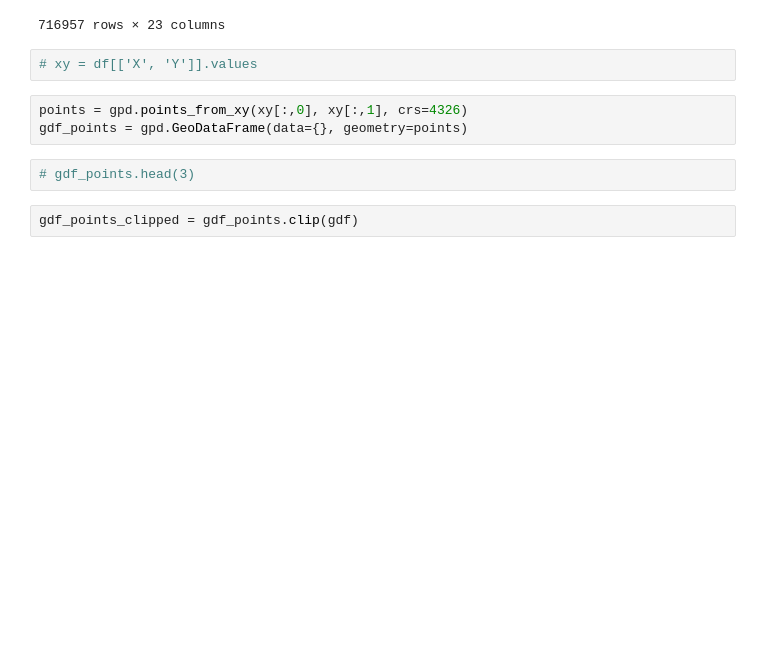
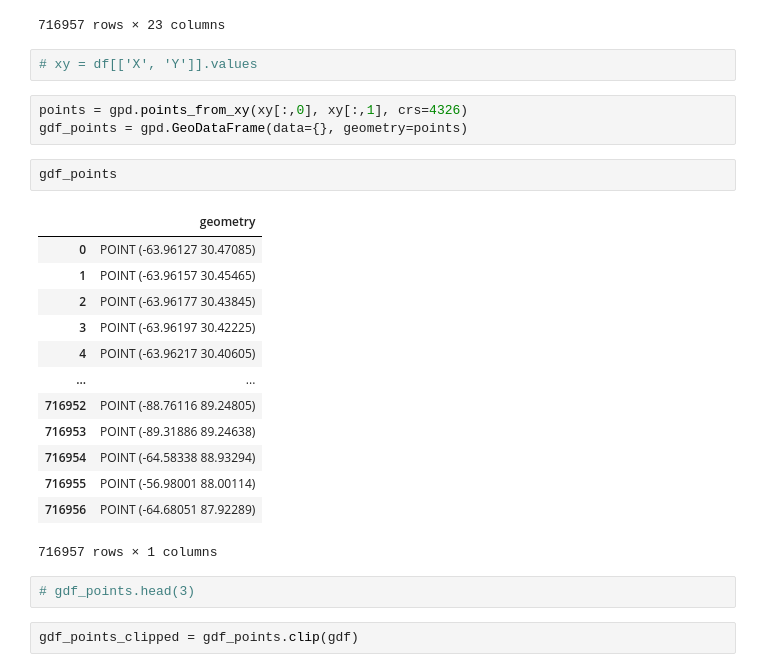
Before and after one commit to ginabilic/geol_4330_canada_wide_gravity, a Jupyter notebook: notebooks/load_gravity_data.ipynb, the cells around one changed output. Saved outputs shown, nothing was run; the diff lists cells and outputs as text; blank space fills up the shorter version.

```diff
--- a/notebooks/load_gravity_data.ipynb
+++ b/notebooks/load_gravity_data.ipynb
@@ -197,6 +200,22 @@ df
 # %%
 points = gpd.points_from_xy(xy[:,0], xy[:,1], crs=4326)
 gdf_points = gpd.GeoDataFrame(data={}, geometry=points)
+# %%
+gdf_points
+# %% [output]
+|  | geometry |
+| 0 | POINT (-63.96127 30.47085) |
+| 1 | POINT (-63.96157 30.45465) |
+| 2 | POINT (-63.96177 30.43845) |
+| 3 | POINT (-63.96197 30.42225) |
+| 4 | POINT (-63.96217 30.40605) |
+| ... | ... |
+| 716952 | POINT (-88.76116 89.24805) |
+| 716953 | POINT (-89.31886 89.24638) |
+| 716954 | POINT (-64.58338 88.93294) |
+| 716955 | POINT (-56.98001 88.00114) |
+| 716956 | POINT (-64.68051 87.92289) |
+716957 rows × 1 columns
 # %%
 # gdf_points.head(3)
 # %%
```
Also changed, not shown: parts of 11 cells of this notebook.
